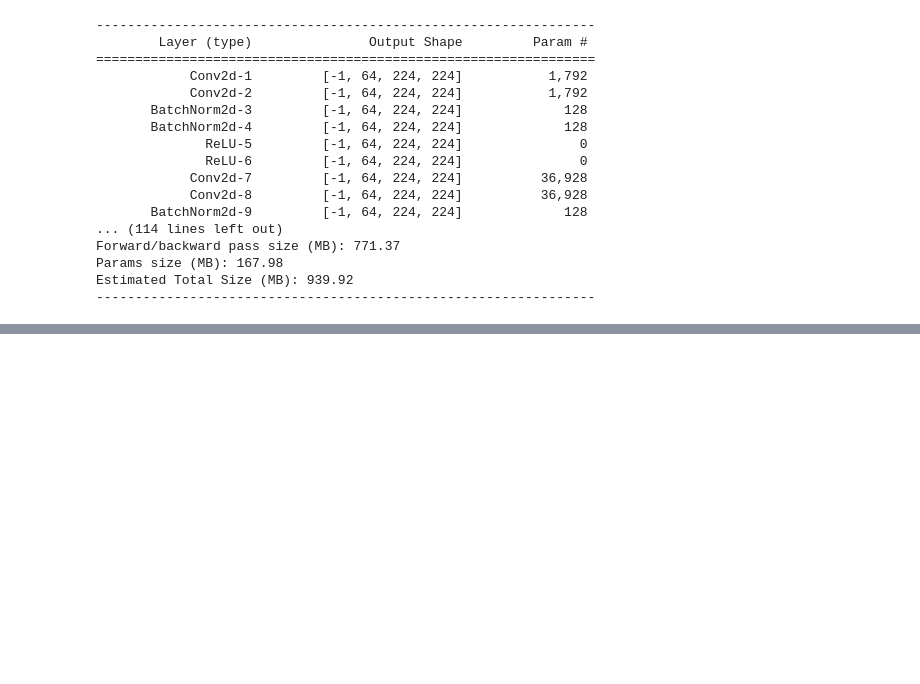
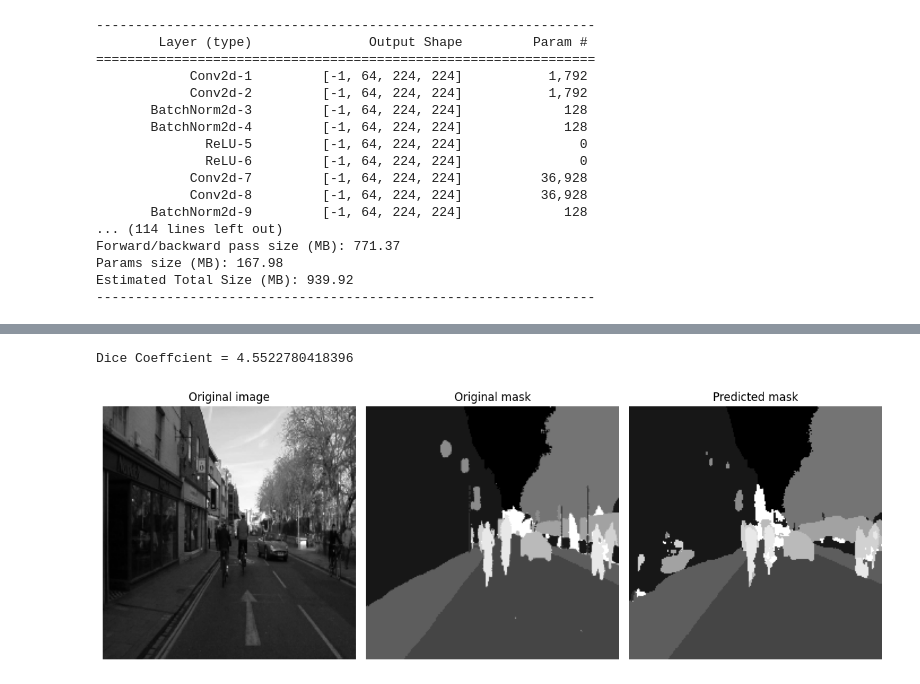
Before and after one commit to Hrithik2212/Semantic-Segmentation-of-City-Streets, a Jupyter notebook: 00_Training.ipynb, the cells around one changed output, grey strips where cells are left out. Drawn from its saved outputs; the diff is of its cells as text; code cells hidden in the pictures; blank space fills up the shorter version.

```diff
--- a/00_Training.ipynb
+++ b/00_Training.ipynb
@@ -182,0 +261,5 @@ Estimated Total Size (MB): 939.92
+# %%
+rand_check(25)
+# %% [output]
+Dice Coeffcient = 4.5522780418396
+[figure, added]
```
Also changed, not shown: parts of 16 cells of this notebook, 2 other files.
